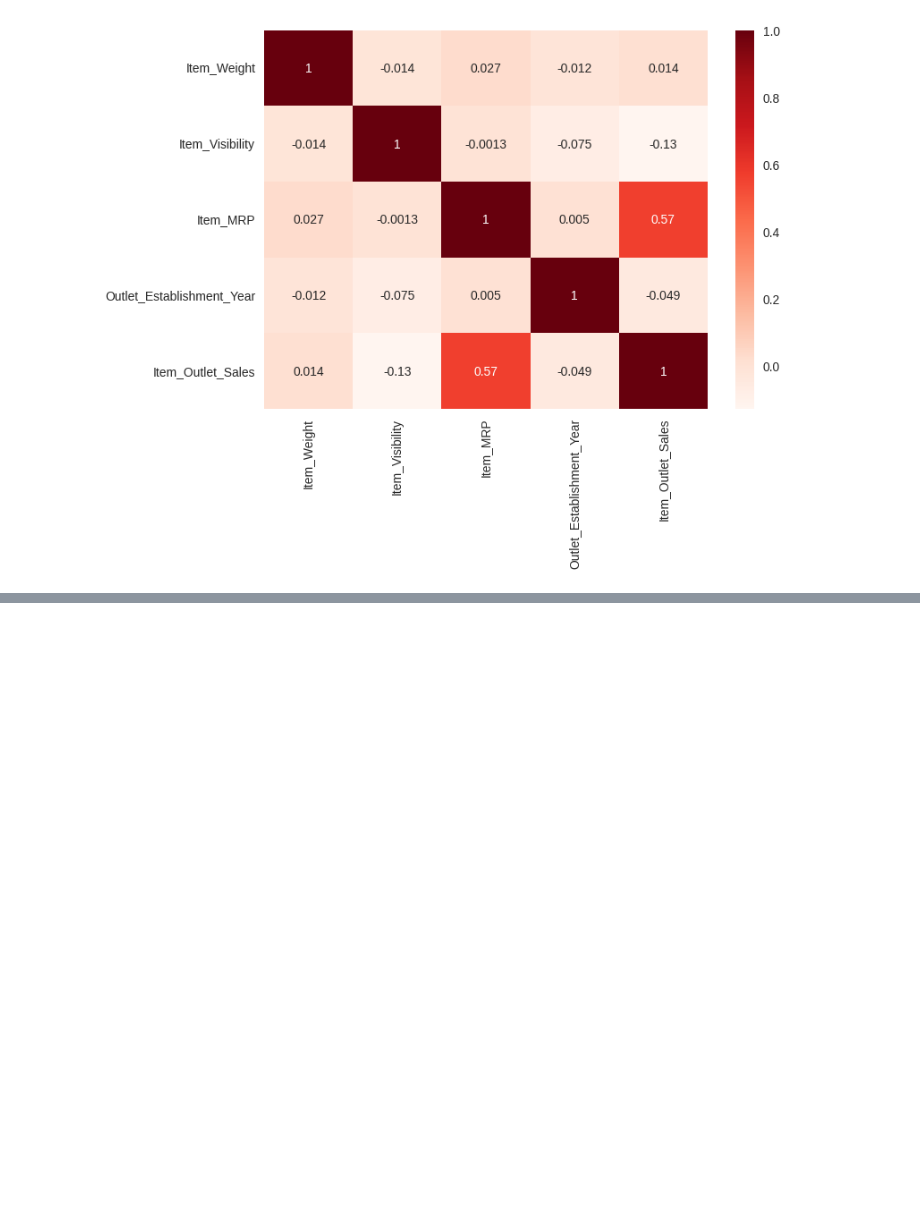
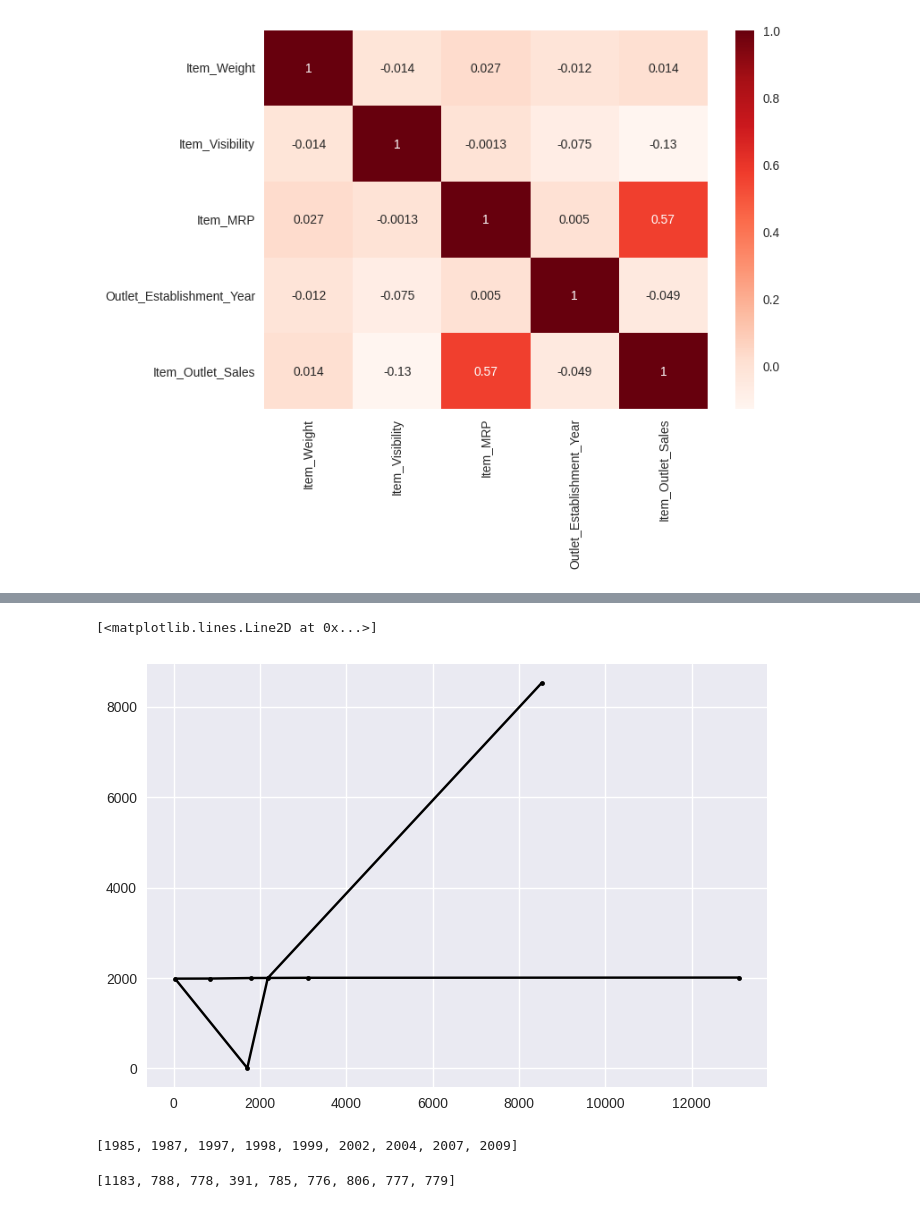
Before and after one commit to LuisAlfredo-Campos/Prediccion-de-Ventas, a Jupyter notebook: proyecto1_predcciondeventas.ipynb, the cells around one changed output, grey strips where cells are left out. Cells and saved outputs as stored; diff of their text form; code cells hidden in the pictures; blank space fills up the shorter version.

```diff
--- a/proyecto1_predcciondeventas.ipynb
+++ b/proyecto1_predcciondeventas.ipynb
@@ -259,0 +260,7 @@ sns.heatmap(corr, cmap = 'Reds',annot = True)
+# %%
+import pandas as pd
+import matplotlib.pyplot as plt
+import numpy as np
+import seaborn as sns
+df=pd.read_csv('/content/drive/MyDrive/Colab Notebooks/DATA SET/sales_predictions.csv')
+df.head(10)
@@ -259,0 +287,3 @@ sns.heatmap(corr, cmap = 'Reds',annot = True)
+# %%
+año = df['Outlet_Establishment_Year'].describe()
+año
@@ -259,0 +302,6 @@ sns.heatmap(corr, cmap = 'Reds',annot = True)
+# %%
+plt.style.use('seaborn')
+plt.plot(ventas,año, marker = '.', c= 'k')
+# %% [output]
+[<matplotlib.lines.Line2D at 0x...>]
+[figure, added]
@@ -259,0 +311,10 @@ sns.heatmap(corr, cmap = 'Reds',annot = True)
+# %%
+uniqueYears = list(numberUniqueYear.index)
+uniqueYears
+# %% [output]
+[1985, 1987, 1997, 1998, 1999, 2002, 2004, 2007, 2009]
+# %%
+numOlympian = list(numberUniqueYear.values)
+numOlympian
+# %% [output]
+[1183, 788, 778, 391, 785, 776, 806, 777, 779]
```
Also changed, not shown: parts of 13 cells of this notebook.
